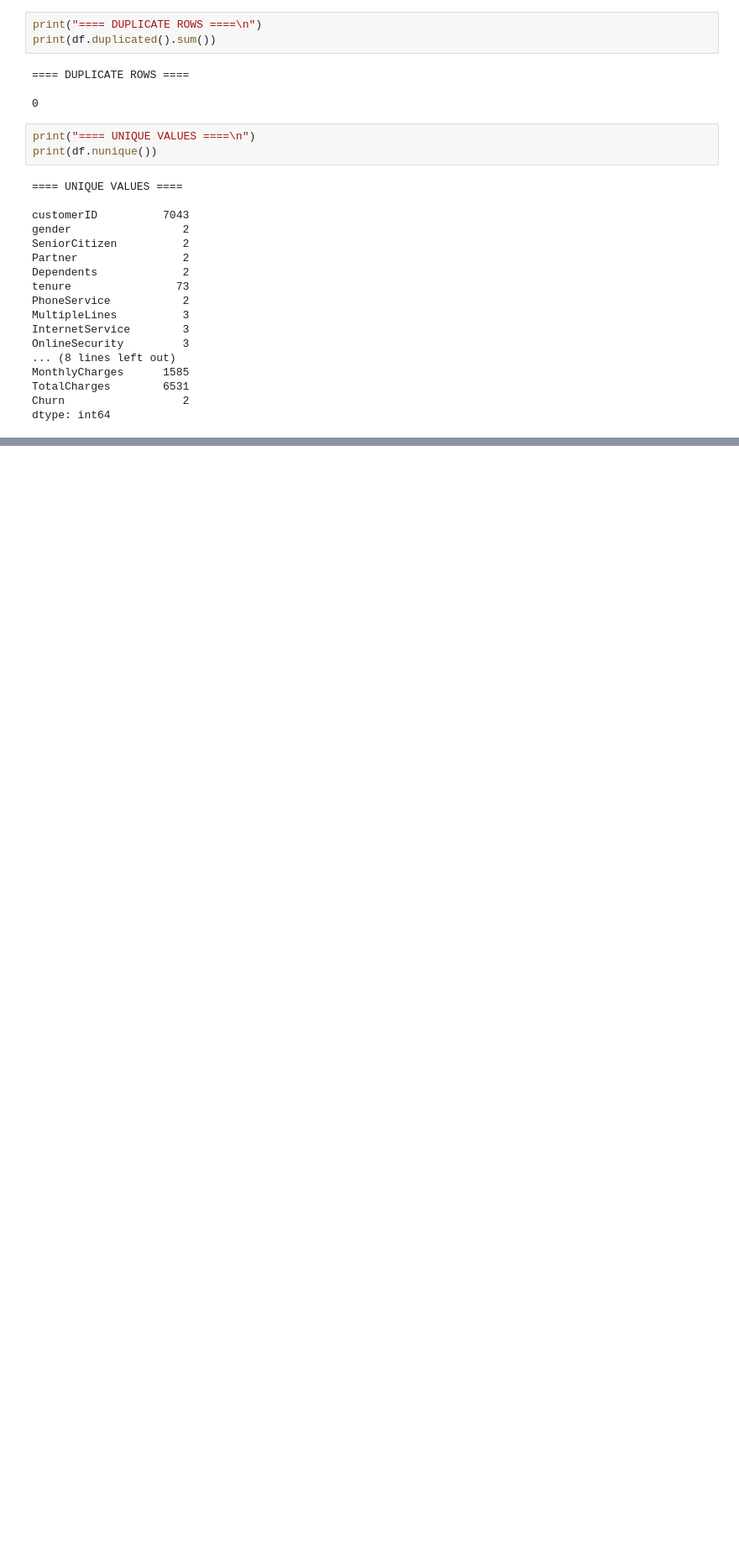
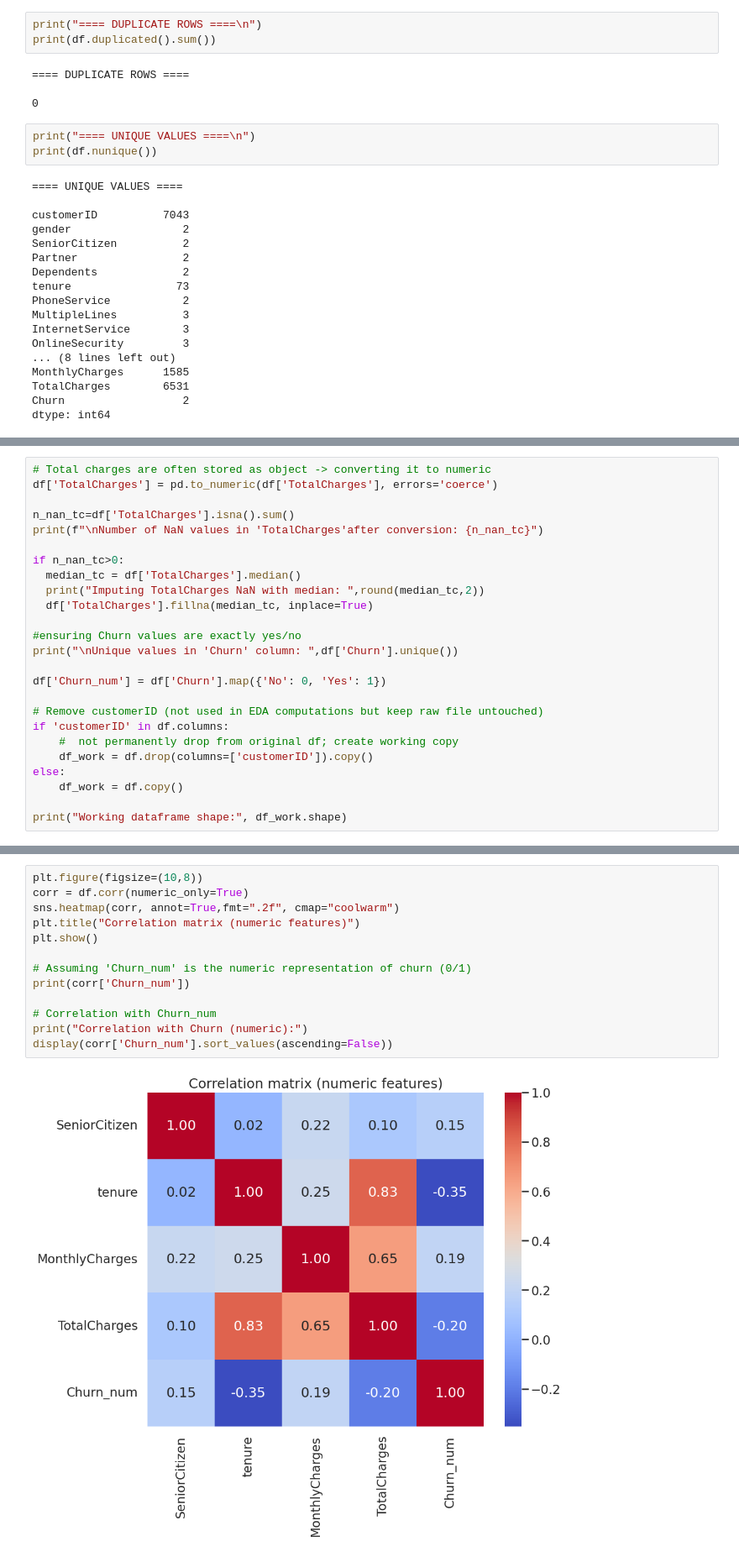
Before and after one commit to Yenuli0808/CM2604_Telco_Customer_Churn-CW, a Jupyter notebook: notebooks/01_data_exploration.ipynb, the cells around one changed output, grey strips where cells are left out. Shown at 84% size. Cells and saved outputs as stored; diff of their text form; blank space fills up the shorter version.

```diff
--- a/notebooks/01_data_exploration.ipynb
+++ b/notebooks/01_data_exploration.ipynb
@@ -332,0 +226,25 @@ print("✅ Cleaned dataset saved successfully as", cleaned_file,"!")
+# %%
+# Total charges are often stored as object -> converting it to numeric
+df['TotalCharges'] = pd.to_numeric(df['TotalCharges'], errors='coerce')
+
+n_nan_tc=df['TotalCharges'].isna().sum()
+print(f"\nNumber of NaN values in 'TotalCharges'after conversion: {n_nan_tc}")
+
+if n_nan_tc>0:
+  median_tc = df['TotalCharges'].median()
+  print("Imputing TotalCharges NaN with median: ",round(median_tc,2))
+  df['TotalCharges'].fillna(median_tc, inplace=True)
+
+#ensuring Churn values are exactly yes/no
+print("\nUnique values in 'Churn' column: ",df['Churn'].unique())
+
+df['Churn_num'] = df['Churn'].map({'No': 0, 'Yes': 1})
+
+# Remove customerID (not used in EDA computations but keep raw file untouched)
+if 'customerID' in df.columns:
+    #  not permanently drop from original df; create working copy
+    df_work = df.drop(columns=['customerID']).copy()
+else:
+    df_work = df.copy()
+
+print("Working dataframe shape:", df_work.shape)
@@ -332,0 +283,15 @@ print("✅ Cleaned dataset saved successfully as", cleaned_file,"!")
+# %%
+plt.figure(figsize=(10,8))
+corr = df.corr(numeric_only=True)
+sns.heatmap(corr, annot=True,fmt=".2f", cmap="coolwarm")
+plt.title("Correlation matrix (numeric features)")
+plt.show()
+
+# Assuming 'Churn_num' is the numeric representation of churn (0/1)
+print(corr['Churn_num'])
+
+# Correlation with Churn_num
+print("Correlation with Churn (numeric):")
+display(corr['Churn_num'].sort_values(ascending=False))
+# %% [output]
+[figure, added]
```
Also changed, not shown: parts of 46 cells of this notebook.
